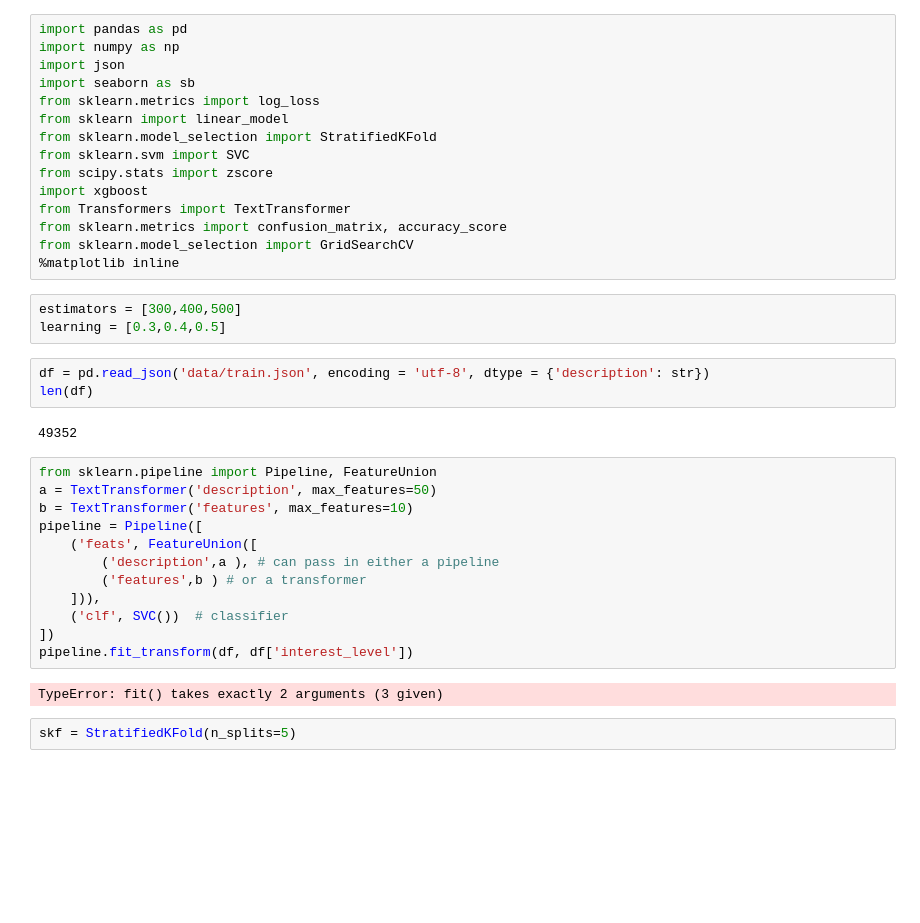
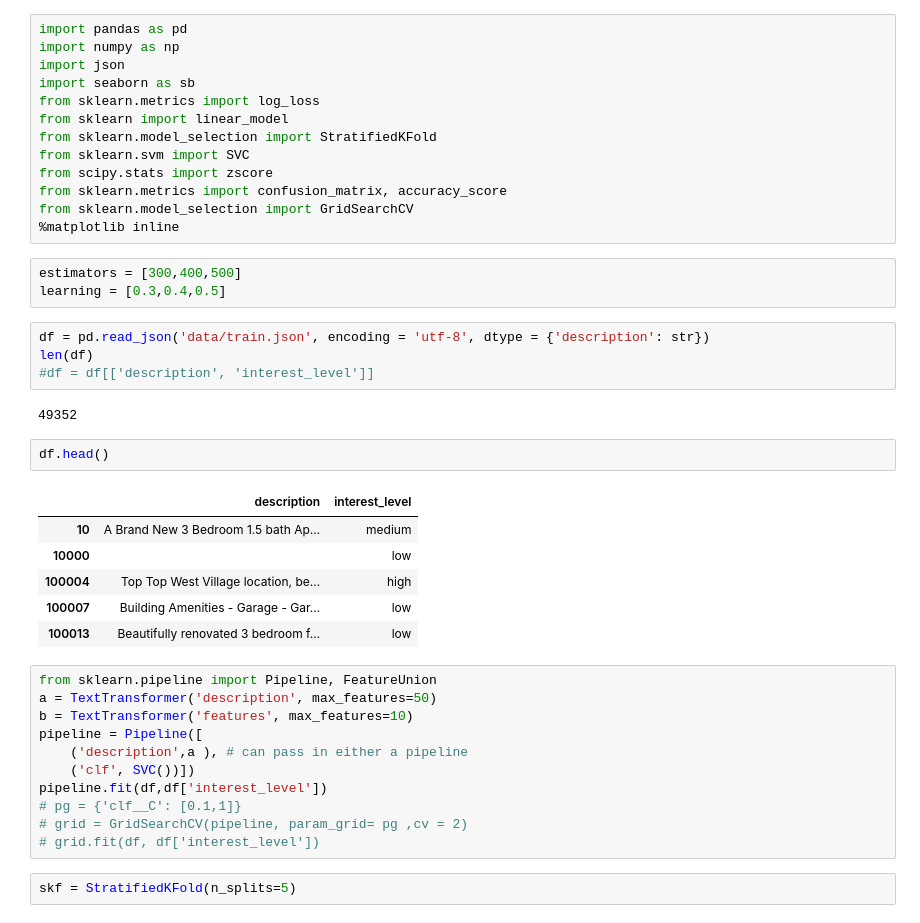
Before and after one commit to yewwah/sigma_rental, a Jupyter notebook: Untitled-Copy1.ipynb, the cells around one changed output. Cells and saved outputs as stored; diff of their text form; blank space fills up the shorter version.

```diff
--- a/Untitled-Copy1.ipynb
+++ b/Untitled-Copy1.ipynb
@@ -8,8 +8,6 @@ from sklearn import linear_model
 from sklearn.model_selection import StratifiedKFold
 from sklearn.svm import SVC
 from scipy.stats import zscore
-import xgboost
-from Transformers import TextTransformer
 from sklearn.metrics import confusion_matrix, accuracy_score
 from sklearn.model_selection import GridSearchCV
 %matplotlib inline
@@ -19,22 +17,29 @@ learning = [0.3,0.4,0.5]
 # %%
 df = pd.read_json('data/train.json', encoding = 'utf-8', dtype = {'description': str})
 len(df)
+#df = df[['description', 'interest_level']]
 # %% [output]
 49352
+# %%
+df.head()
+# %% [output]
+|  | description | interest_level |
+| 10 | A Brand New 3 Bedroom 1.5 bath Ap... | medium |
+| 10000 |  | low |
+| 100004 | Top Top West Village location, be... | high |
+| 100007 | Building Amenities - Garage - Gar... | low |
+| 100013 | Beautifully renovated 3 bedroom f... | low |
 # %%
 from sklearn.pipeline import Pipeline, FeatureUnion
 a = TextTransformer('description', max_features=50)
 b = TextTransformer('features', max_features=10)
 pipeline = Pipeline([
-    ('feats', FeatureUnion([
-        ('description',a ), # can pass in either a pipeline
-        ('features',b ) # or a transformer
-    ])),
-    ('clf', SVC())  # classifier
-])
-pipeline.fit_transform(df, df['interest_level'])
+    ('description',a ), # can pass in either a pipeline
+    ('clf', SVC())])
+pipeline.fit(df,df['interest_level'])
+# pg = {'clf__C': [0.1,1]}
+# grid = GridSearchCV(pipeline, param_grid= pg ,cv = 2)
+# grid.fit(df, df['interest_level'])
-# %% [output]
-TypeError: fit() takes exactly 2 arguments (3 given)
 # %%
 skf = StratifiedKFold(n_splits=5)
 # %%
```
Also changed, not shown: parts of 17 cells of this notebook, 3 other files.
